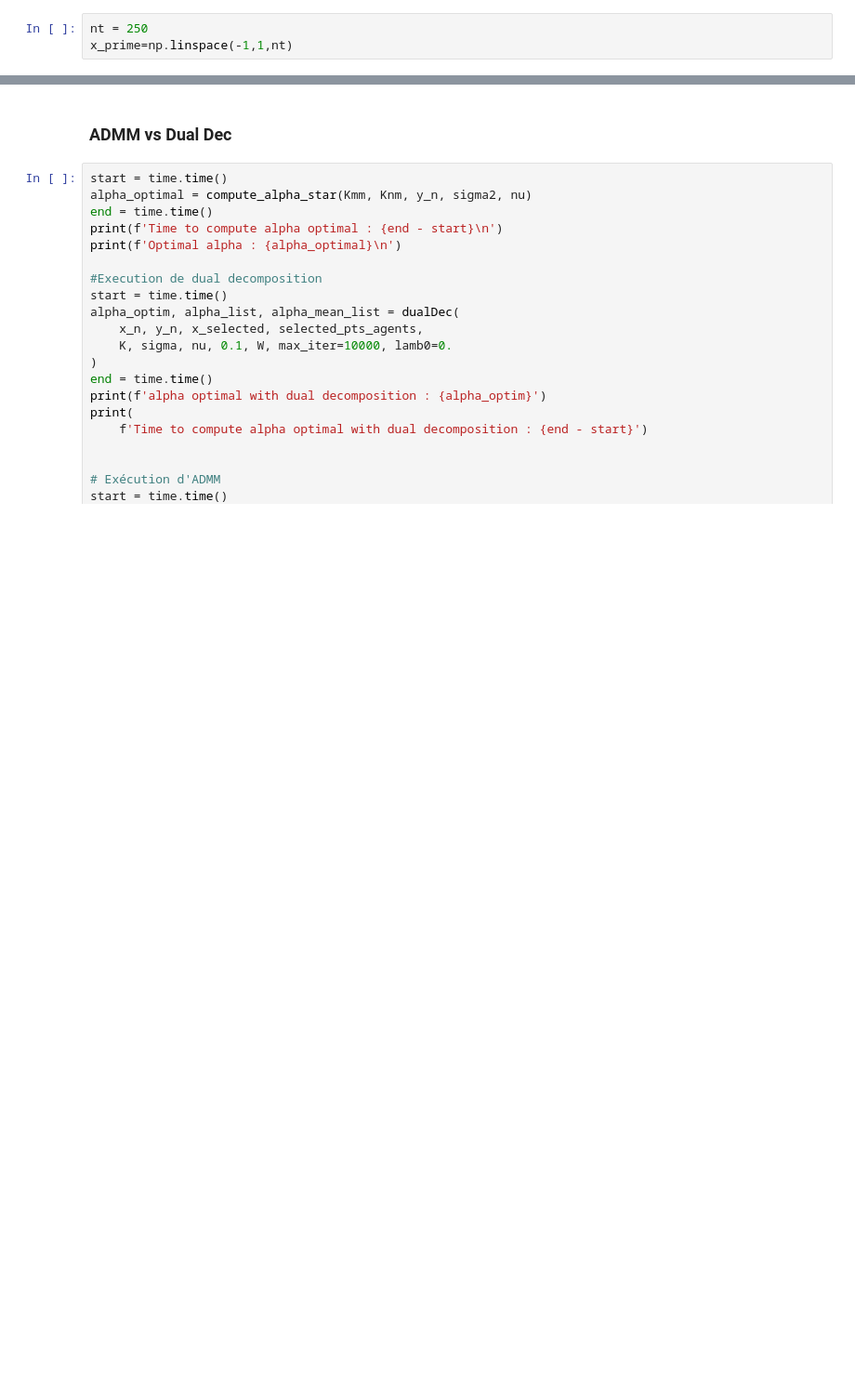
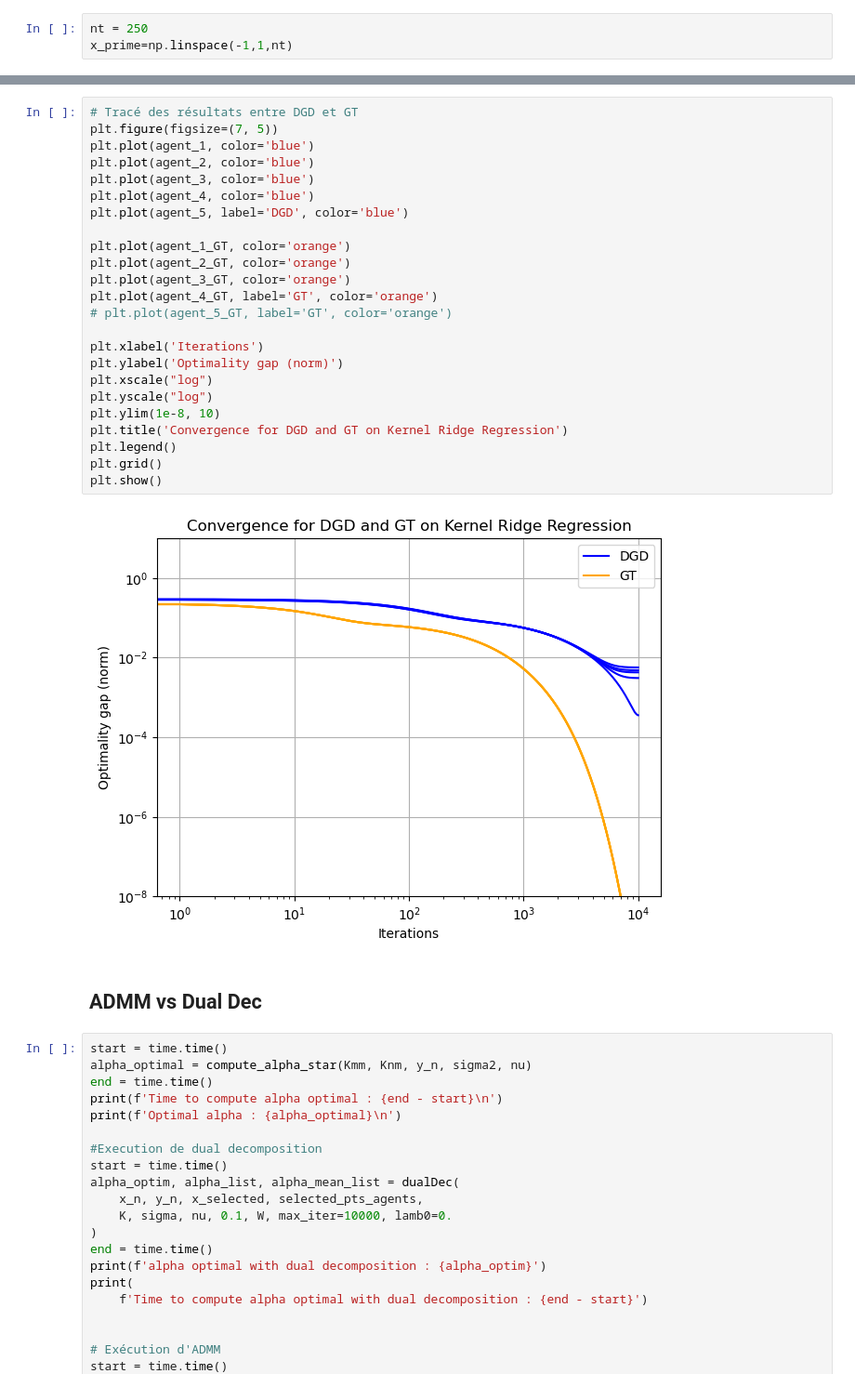
Before and after one commit to emmadchrr/Cooperative-Opt-project, a Jupyter notebook: Chraa_deCharry_Zhou.ipynb, the cells around one changed output, grey strips where cells are left out. Shown at 93% size. Cells and saved outputs as stored; diff of their text form; blank space fills up the shorter version.

```diff
--- a/Chraa_deCharry_Zhou.ipynb
+++ b/Chraa_deCharry_Zhou.ipynb
@@ -121,5 +208,31 @@ x_prime=np.linspace(-1,1,nt)
+# %%
+# Tracé des résultats entre DGD et GT
+plt.figure(figsize=(7, 5))
+plt.plot(agent_1, color='blue')
+plt.plot(agent_2, color='blue')
+plt.plot(agent_3, color='blue')
+plt.plot(agent_4, color='blue')
+plt.plot(agent_5, label='DGD', color='blue')
+
+plt.plot(agent_1_GT, color='orange')
+plt.plot(agent_2_GT, color='orange')
+plt.plot(agent_3_GT, color='orange')
+plt.plot(agent_4_GT, label='GT', color='orange')
+# plt.plot(agent_5_GT, label='GT', color='orange')
+
+plt.xlabel('Iterations')
+plt.ylabel('Optimality gap (norm)')
+plt.xscale("log")
+plt.yscale("log")
+plt.ylim(1e-8, 10)
+plt.title('Convergence for DGD and GT on Kernel Ridge Regression')
+plt.legend()
+plt.grid()
+plt.show()
+# %% [output]
+[figure, added]
 # %% [markdown]
-### ADMM vs Dual Dec
+## ADMM vs Dual Dec
 # %%
 start = time.time()
 alpha_optimal = compute_alpha_star(Kmm, Knm, y_n, sigma2, nu)
```
Also changed, not shown: parts of 15 cells of this notebook, 8 other files.
